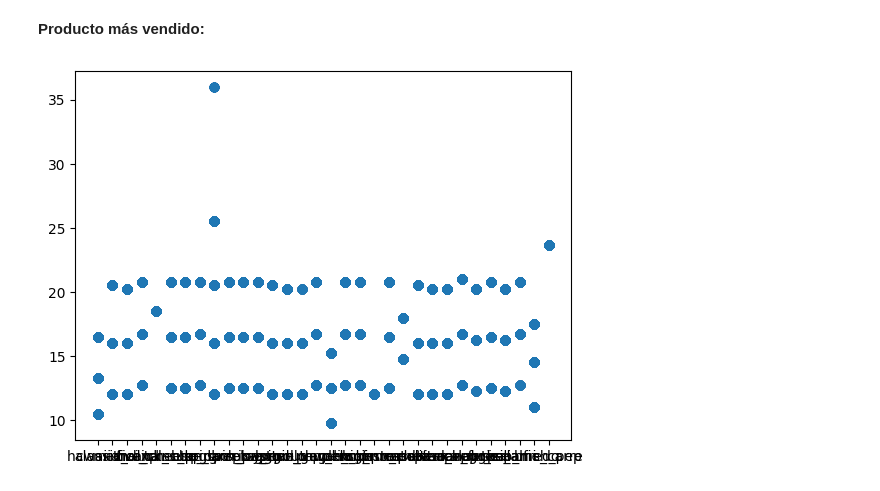
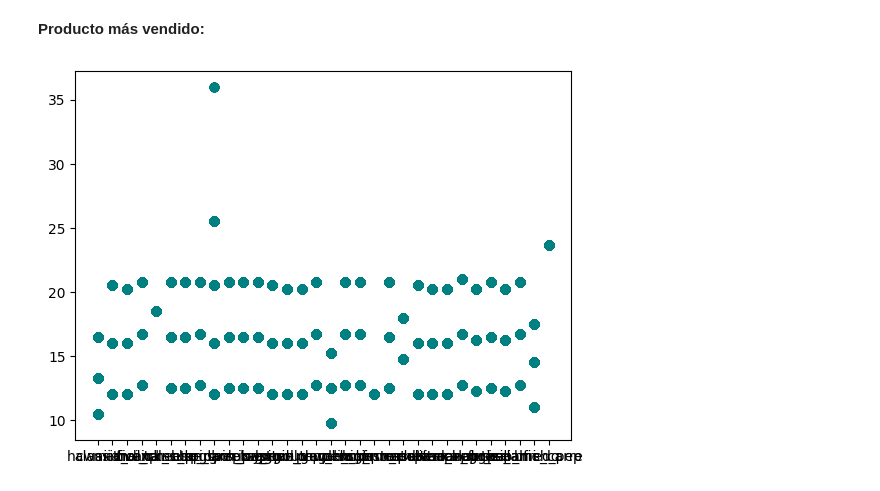
Before and after one commit to DJChincuini/PizzaParty__DataAnalytics-and-IA, a Jupyter notebook: Informe EDA.ipynb, the cells around one changed output. Cells and saved outputs as stored; diff of their text form; code cells hidden in the pictures.

Commit message:
Scatter

```diff
--- a/Informe EDA.ipynb
+++ b/Informe EDA.ipynb
@@ -121,7 +121,7 @@ df.sample(3)
 **Producto más vendido:**
 # %%
 fig, ax = plt.subplots()
-ax.scatter(df['name'], df['price'])
+ax.scatter(df['name'], df['price'], c='teal')
 plt.show()
 # %% [output]
-[figure, old version]
+[figure, new version]
```
